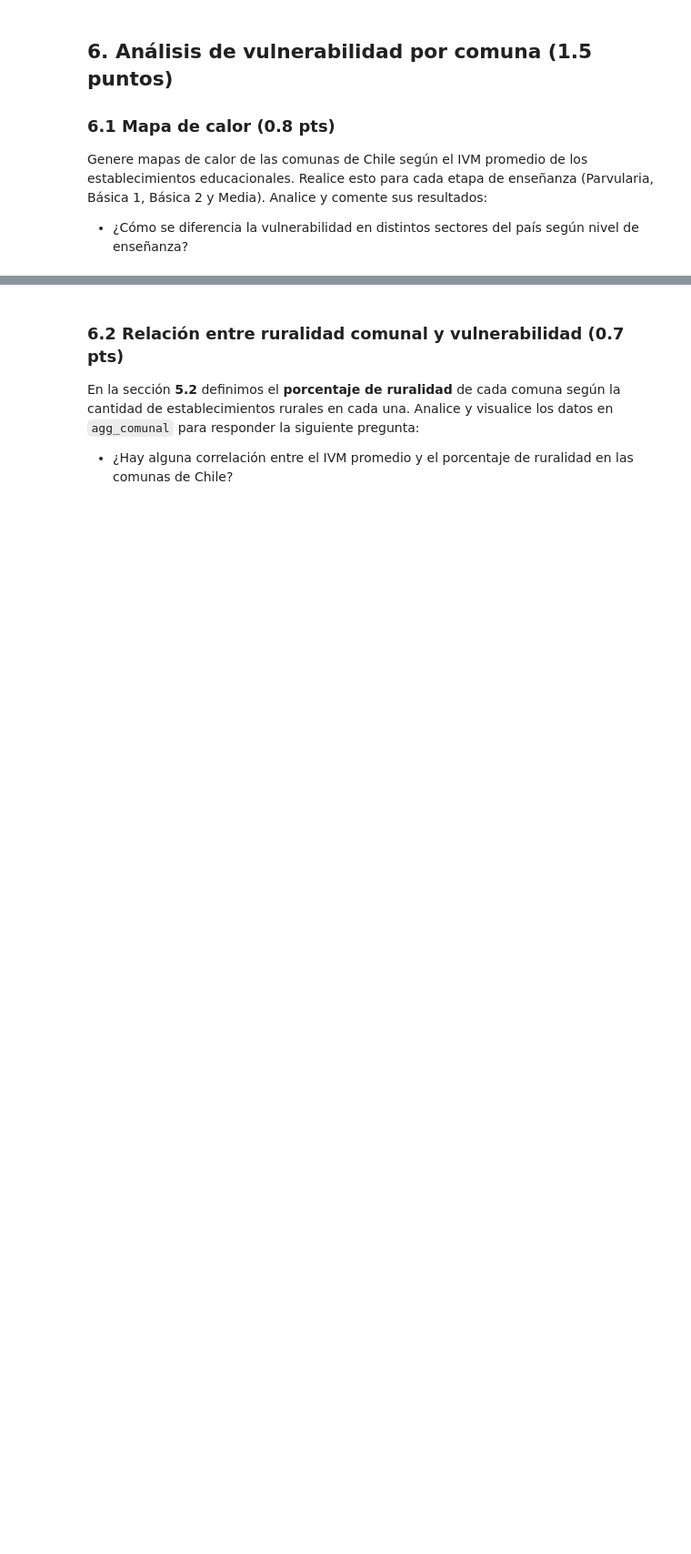
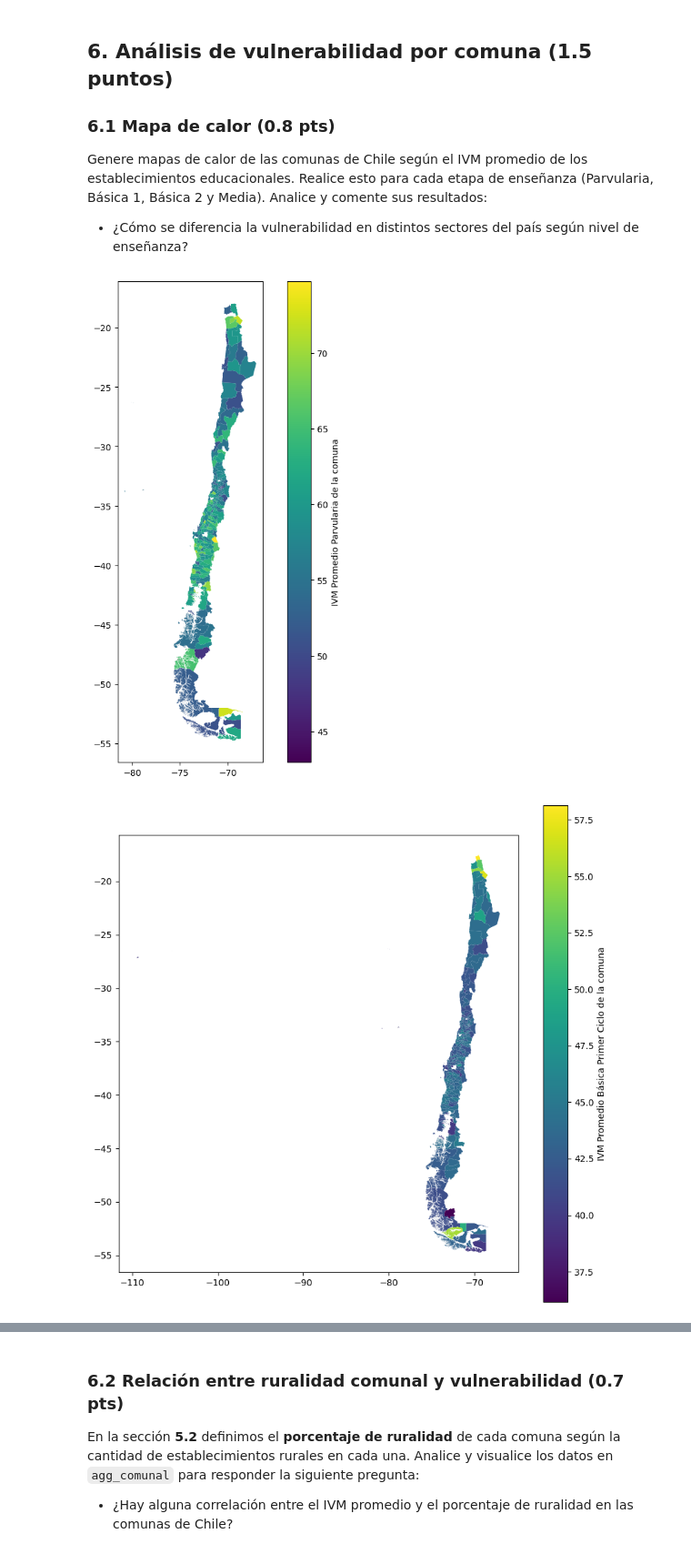
Before and after one commit to Cristobal-Lyon-Diaz/IMT2200-Cristobal-Lyon, a Jupyter notebook: tarea 03/IMT2200-25s2 - Tarea 03.ipynb, the cells around one changed output, grey strips where cells are left out. Shown at 91% size. Saved outputs shown, nothing was run; the diff lists cells and outputs as text; code cells hidden in the pictures; blank space fills up the shorter version.

```diff
--- a/tarea 03/IMT2200-25s2 - Tarea 03.ipynb
+++ b/tarea 03/IMT2200-25s2 - Tarea 03.ipynb
@@ -453,3 +462,15 @@ Finalmente, vamos a generar el DataFrame `agg_comunal` con la información de lo
 Combine la información de las dos secciones anteriores para crear su base de datos unificada. Por último, agregue la columna `geometry` con la información geográfica de cada comuna.
 # %%
 # respuestas
+agg_comunal = ivm_comunal.merge(estab_comunal, on=["Comuna (ID)"], how="outer")
+
+# Crea una nueva columna con el mismo nombre para evitar problemas
+geodf["Comuna (Nombre)"] = geodf["Comuna"]
+
+# Deja solo las columnas que nos interesan
+geodf = geodf[["Comuna (Nombre)", "geometry"]]
+
+# Agrega la geometria
+agg_comunal = agg_comunal.merge(geodf, on=["Comuna (Nombre)"], how="outer")
+
+agg_comunal.head()
@@ -464,0 +491,15 @@ Genere mapas de calor de las comunas de Chile según el IVM promedio de los esta
+# %%
+# convierte el df en geodf
+agg_comunal = gpd.GeoDataFrame(agg_comunal, geometry="geometry")
+
+# Crea una lista con las columnas que queremos graficar
+columnas_a_graficar = ["IVM Promedio Parvularia de la comuna", "IVM Promedio Básica Primer Ciclo de la comuna", "IVM Promedio Básica Segundo Ciclo de la comuna", "IVM Promedio Media de la comuna"]
+
+for columna in columnas_a_graficar:
+    # Por cada columna grafica un mapa de las comunas
+    fig, ax = plt.subplots(figsize=(10, 10))
+    agg_comunal.plot(column=columna, ax=ax, legend=True, legend_kwds={"label": columna})
+    plt.show()
+# %% [output]
+[figure, added]
+[figure, added]
```
Also changed, not shown: parts of 19 cells of this notebook.
